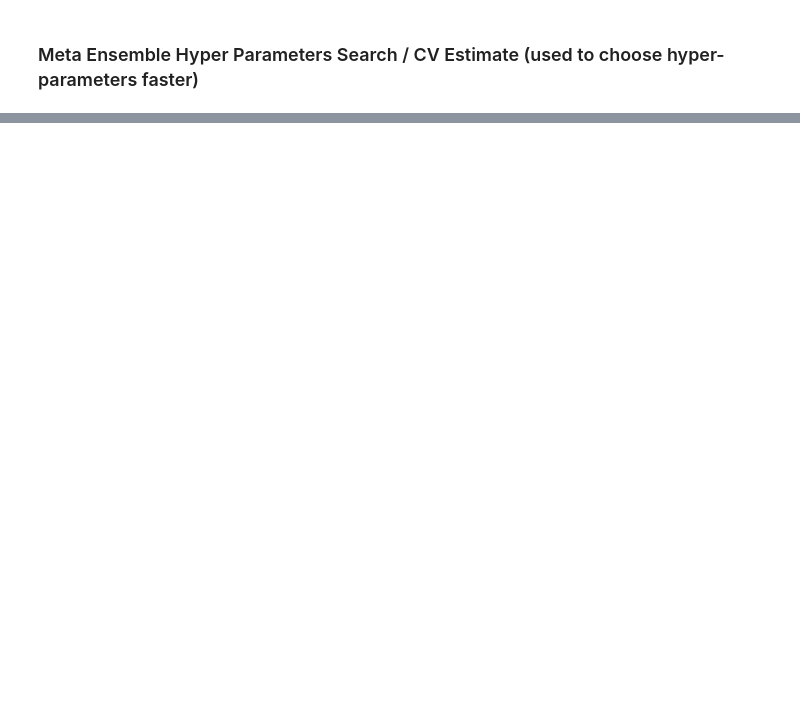
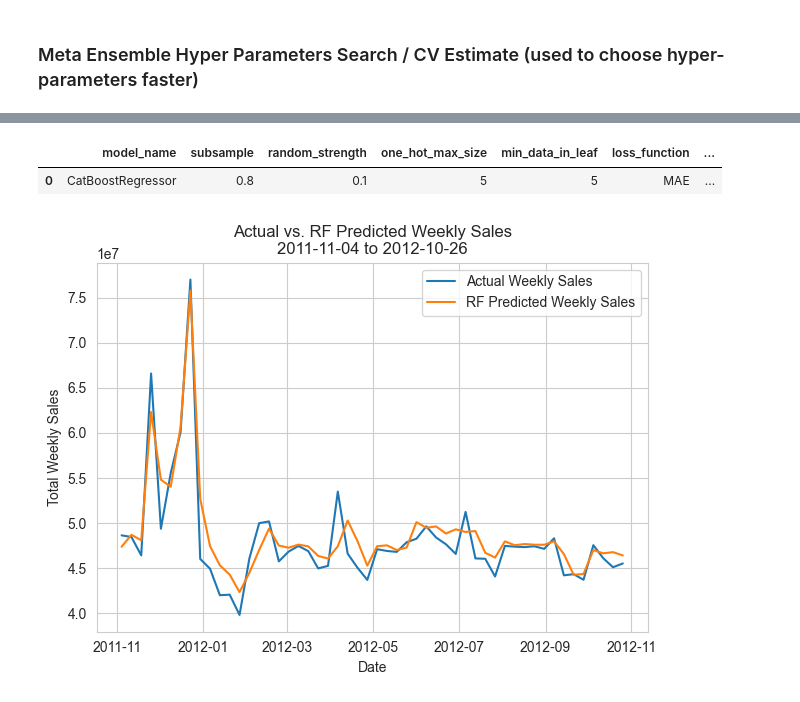
Before and after one commit to JorgeMMLRodrigues/ml_walmart_price, a Jupyter notebook: main.ipynb, the cells around one changed output, grey strips where cells are left out. Cells and saved outputs as stored; diff of their text form; code cells hidden in the pictures; blank space fills up the shorter version.

Commit message:
Plots in Main and streamlit build work started

```diff
--- a/main.ipynb
+++ b/main.ipynb
@@ -5942,0 +7575,52 @@ print("Stacked WMAE:", -search.best_score_)
+# %%
+catb_forecast01_sumamary
+# %% [output]
+|  | model_name | subsample | random_strength | one_hot_max_size | min_data_in_leaf | loss_function | ... |
+| 0 | CatBoostRegressor | 0.8 | 0.1 | 5 | 5 | MAE | ... |
+# %%
+
+rf01_forecast['date']   = pd.to_datetime(rf01_forecast['date'])
+rf02_forecast['date'] =  pd.to_datetime(rf02_forecast['date'])
+et01_summary['date'] =  pd.to_datetime(et01_forecast['date'])
+ngb01_forecast['date'] =  pd.to_datetime(ngb01_forecast['date'])
+catb_forecast01_forecast['date'] =  pd.to_datetime(catb_forecast01_forecast['date'])
+# %%
+
+df_viz = df_merged.copy()
+df_viz['date'] = pd.to_datetime(df_viz['date'])
+# %%
+
+# Select only the join keys + prediction col:
+to_join = rf01_forecast[[
+    'date','store','dept','rf_01_predicted_weekly_sales'
+]]
+
+# Merge into df_viz:
+df_viz = df_viz.merge(
+    to_join,
+    on=['date','store','dept'],
+    how='left'
+)
+
+# Filter to your date window:
+mask      = (df_viz['date'] >= '2011-11-04') & (df_viz['date'] <= '2012-10-26')
+df_window = df_viz.loc[mask]
+
+# Aggregate by date:
+daily = df_window.groupby('date').agg({
+    'weekly_sales':                  'sum',
+    'rf_01_predicted_weekly_sales':  'sum'
+}).reset_index()
+
+#  Plot both series:
+plt.figure()
+plt.plot(daily['date'], daily['weekly_sales'])
+plt.plot(daily['date'], daily['rf_01_predicted_weekly_sales'])
+plt.legend(['Actual Weekly Sales', 'RF Predicted Weekly Sales'])
+plt.xlabel('Date')
+plt.ylabel('Total Weekly Sales')
+plt.title('Actual vs. RF Predicted Weekly Sales\n2011-11-04 to 2012-10-26')
+plt.tight_layout()
+plt.show()
+# %% [output]
+[figure, added]
```
Also changed, not shown: parts of 93 cells of this notebook, 12 other files.
